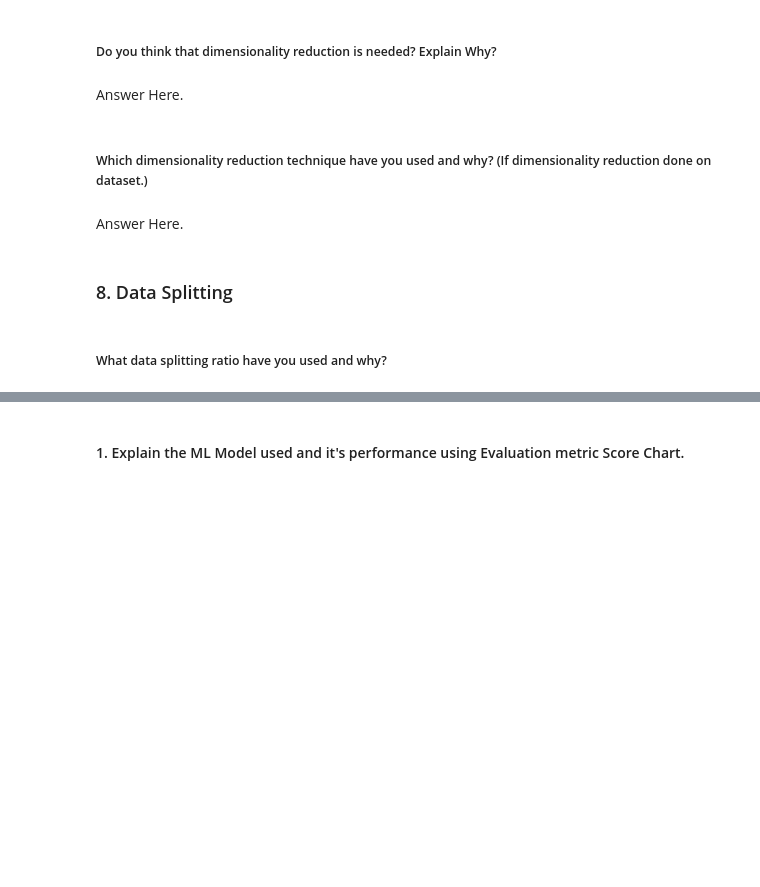
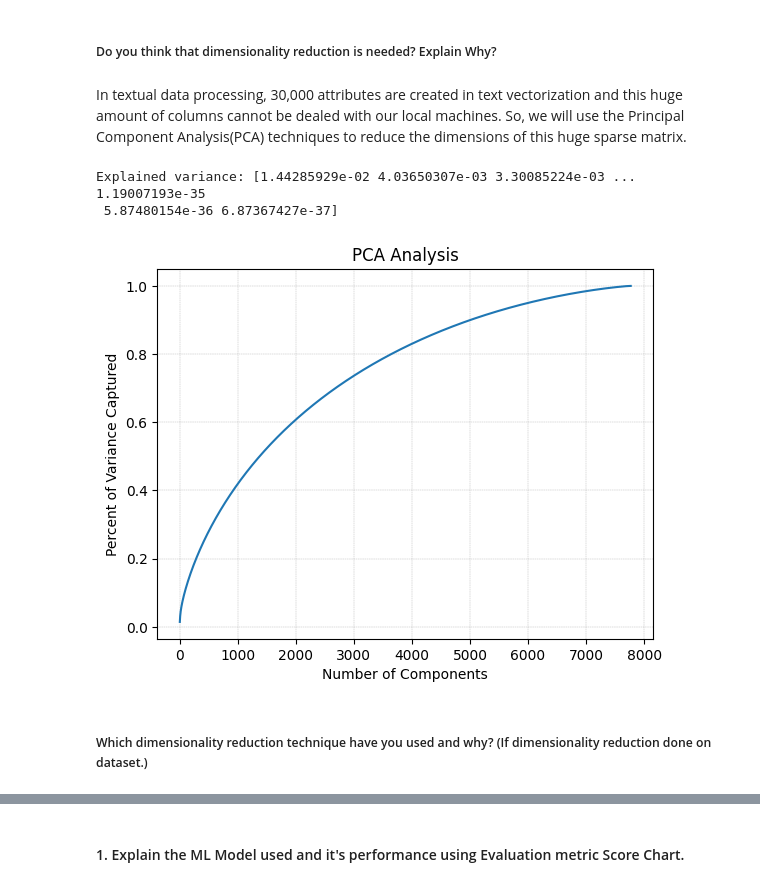
Before and after one commit to Amrit007-droid/Netflix_Movies_And_TvShows_Clustering_, a Jupyter notebook: Amrit_Saikia_Netflix_Movies_And_TvShows_Clustering_.ipynb, the cells around one changed output, grey strips where cells are left out. Drawn from its saved outputs; the diff is of its cells as text; code cells hidden in the pictures; blank space fills up the shorter version.

```diff
--- a/Amrit_Saikia_Netflix_Movies_And_TvShows_Clustering_.ipynb
+++ b/Amrit_Saikia_Netflix_Movies_And_TvShows_Clustering_.ipynb
@@ -1814,0 +1821,6 @@ Answer Here.
+# %%
+# tokenize the text into words before POS Taging
+df_new['pos_tags'] = df_new['content_detail'].apply(nltk.word_tokenize).apply(nltk.pos_tag)
+
+# Checking the observation after manipulation
+df_new.head(5)
@@ -1818,0 +1836,13 @@ Answer Here.
+# %%
+# Vectorizing Text
+# Importing needed libraries
+from sklearn.feature_extraction.text import TfidfVectorizer
+
+# Creating instance
+tfidfv = TfidfVectorizer(max_features=30000)        # Setting max features as 30000 to avoid RAM explosion
+# %%
+# Fitting on TfidfVectorizer
+x= tfidfv.fit_transform(df_new['content_detail'])
+
+# Checking shape of the formed document matrix
+print(x.shape)
@@ -1855,4 +1857,2 @@ Answer Here.
 # %% [markdown]
 ##### Do you think that dimensionality reduction is needed? Explain Why?
-# %% [markdown]
-Answer Here.
@@ -1861,6 +1859,33 @@ Answer Here.
+# %% [markdown]
+In textual data processing, 30,000 attributes are created in text vectorization and this huge amount of columns cannot be dealed with our local machines. So, we will use the Principal Component Analysis(PCA) techniques to reduce the dimensions of this huge sparse matrix.
+# %%
+# DImensionality Reduction
+# Dimensionality Reduction
+# Importing PCA from sklearn
+from sklearn.decomposition import PCA
+
+# Defining PCA object with desired number of components
+pca = PCA()
+
+# Fitting the PCA model
+pca.fit(x.toarray())
+
+# percent of variance captured by each component
+variance = pca.explained_variance_ratio_
+print(f"Explained variance: {variance}")
+# %% [output]
+Explained variance: [1.44285929e-02 4.03650307e-03 3.30085224e-03 ... 1.19007193e-35
+ 5.87480154e-36 6.87367427e-37]
+# %%
+# Ploting the percent of variance captured versus the number of components in order to determine the reduced dimensions
+fig, ax = plt.subplots()
+ax.plot(range(1, len(variance)+1), np.cumsum(pca.explained_variance_ratio_))
+ax.set_xlabel('Number of Components')
+ax.set_ylabel('Percent of Variance Captured')
+ax.set_title('PCA Analysis')
+plt.grid(linestyle='--', linewidth=0.3)
+plt.show()
+# %% [output]
+[figure, added]
 # %% [markdown]
 ##### Which dimensionality reduction technique have you used and why? (If dimensionality reduction done on dataset.)
-# %% [markdown]
-Answer Here.
-# %% [markdown]
-### 8. Data Splitting
@@ -1869,2 +1891,0 @@ Answer Here.
-# %% [markdown]
-##### What data splitting ratio have you used and why?
```
Also changed, not shown: parts of 39 cells of this notebook.
